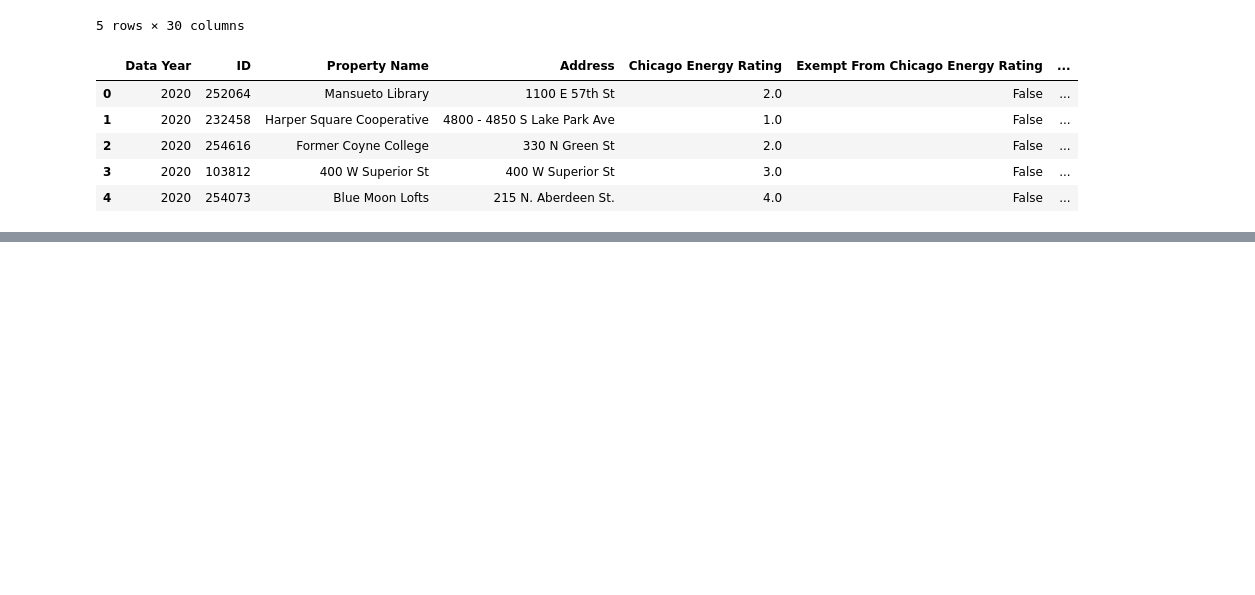
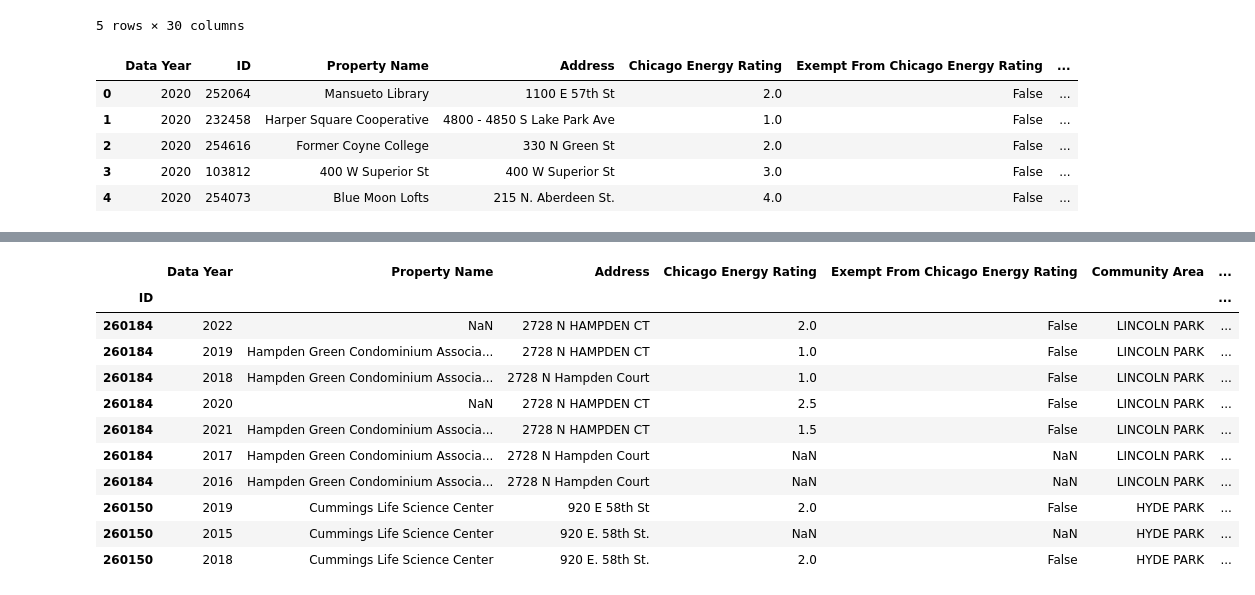
Before and after one commit to BlufferMK/Nexus-Navigators, a Jupyter notebook: import_transform.ipynb, the cells around one changed output, grey strips where cells are left out. Saved outputs shown, nothing was run; the diff lists cells and outputs as text; code cells hidden in the pictures; blank space fills up the shorter version.

```diff
--- a/import_transform.ipynb
+++ b/import_transform.ipynb
@@ -44 +168,18 @@ reduced_df.head()
+# %%
+index_id_df = reduced_df.set_index("ID")
+sorted_by_id_df = index_id_df.sort_values(by = "ID",ascending=False)
+sorted_by_id_df.head(10)
+# %% [output]
+|  | Data Year | Property Name | Address | Chicago Energy Rating | Exempt From Chicago Energy Rating | Community Area | ... |
+| ID |  |  |  |  |  |  | ... |
+| 260184 | 2022 | NaN | 2728 N HAMPDEN CT | 2.0 | False | LINCOLN PARK | ... |
+| 260184 | 2019 | Hampden Green Condominium Associa... | 2728 N HAMPDEN CT | 1.0 | False | LINCOLN PARK | ... |
+| 260184 | 2018 | Hampden Green Condominium Associa... | 2728 N Hampden Court | 1.0 | False | LINCOLN PARK | ... |
+| 260184 | 2020 | NaN | 2728 N HAMPDEN CT | 2.5 | False | LINCOLN PARK | ... |
+| 260184 | 2021 | Hampden Green Condominium Associa... | 2728 N HAMPDEN CT | 1.5 | False | LINCOLN PARK | ... |
+| 260184 | 2017 | Hampden Green Condominium Associa... | 2728 N Hampden Court | NaN | NaN | LINCOLN PARK | ... |
+| 260184 | 2016 | Hampden Green Condominium Associa... | 2728 N Hampden Court | NaN | NaN | LINCOLN PARK | ... |
+| 260150 | 2019 | Cummings Life Science Center | 920 E 58th St | 2.0 | False | HYDE PARK | ... |
+| 260150 | 2015 | Cummings Life Science Center | 920 E. 58th St. | NaN | NaN | HYDE PARK | ... |
+| 260150 | 2018 | Cummings Life Science Center | 920 E. 58th St. | 2.0 | False | HYDE PARK | ... |
 # %%
```
Also changed, not shown: parts of 13 cells of this notebook.
